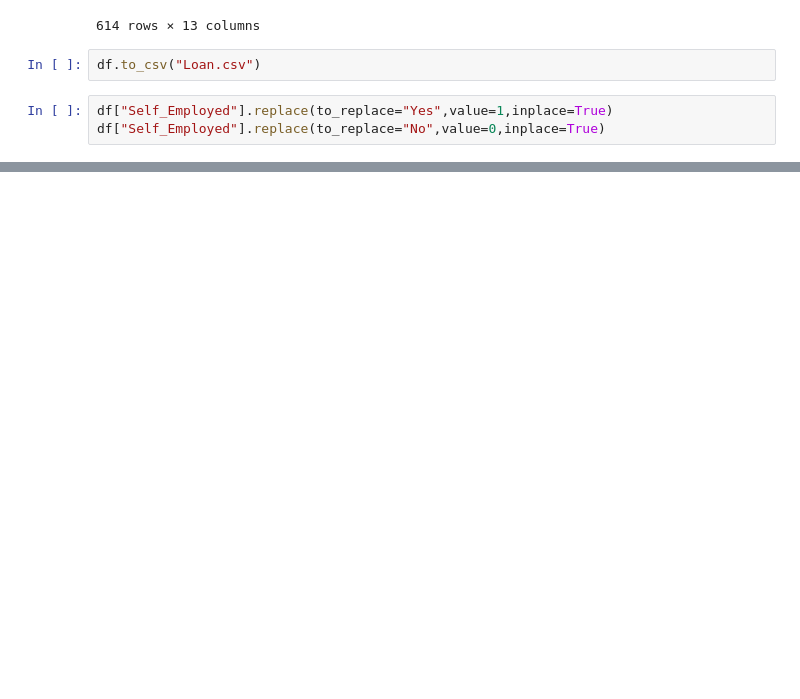
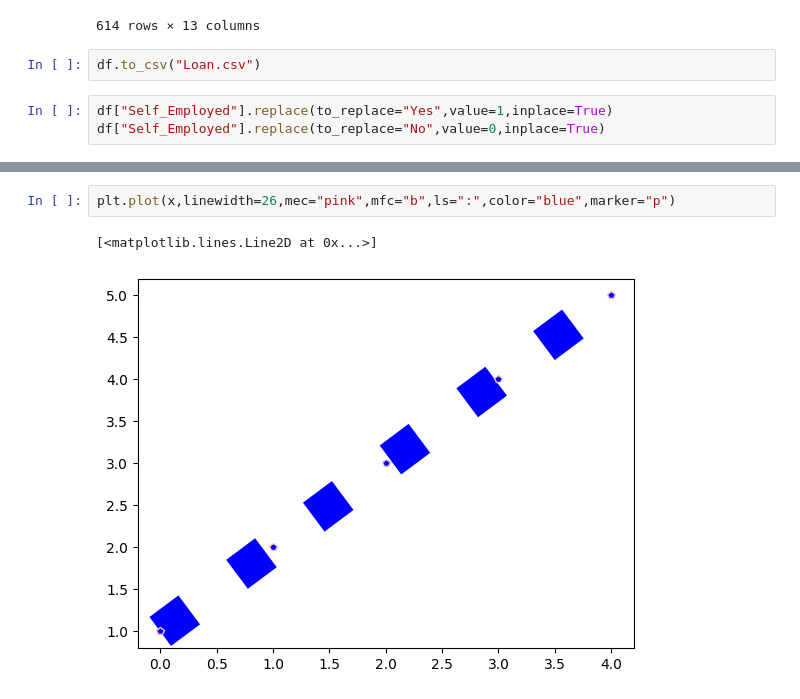
Before and after one commit to Kishankumar1328/data-analysis-and-machine-learning-algorithms-, a Jupyter notebook: loan_analysis.ipynb, the cells around one changed output, grey strips where cells are left out. Cells and saved outputs as stored; diff of their text form; blank space fills up the shorter version.

```diff
--- a/loan_analysis.ipynb
+++ b/loan_analysis.ipynb
@@ -136,0 +149,5 @@ df["Self_Employed"].replace(to_replace="No",value=0,inplace=True)
+# %%
+plt.plot(x,linewidth=26,mec="pink",mfc="b",ls=":",color="blue",marker="p")
+# %% [output]
+[<matplotlib.lines.Line2D at 0x...>]
+[figure, added]
```
Also changed, not shown: parts of 2 cells of this notebook.
